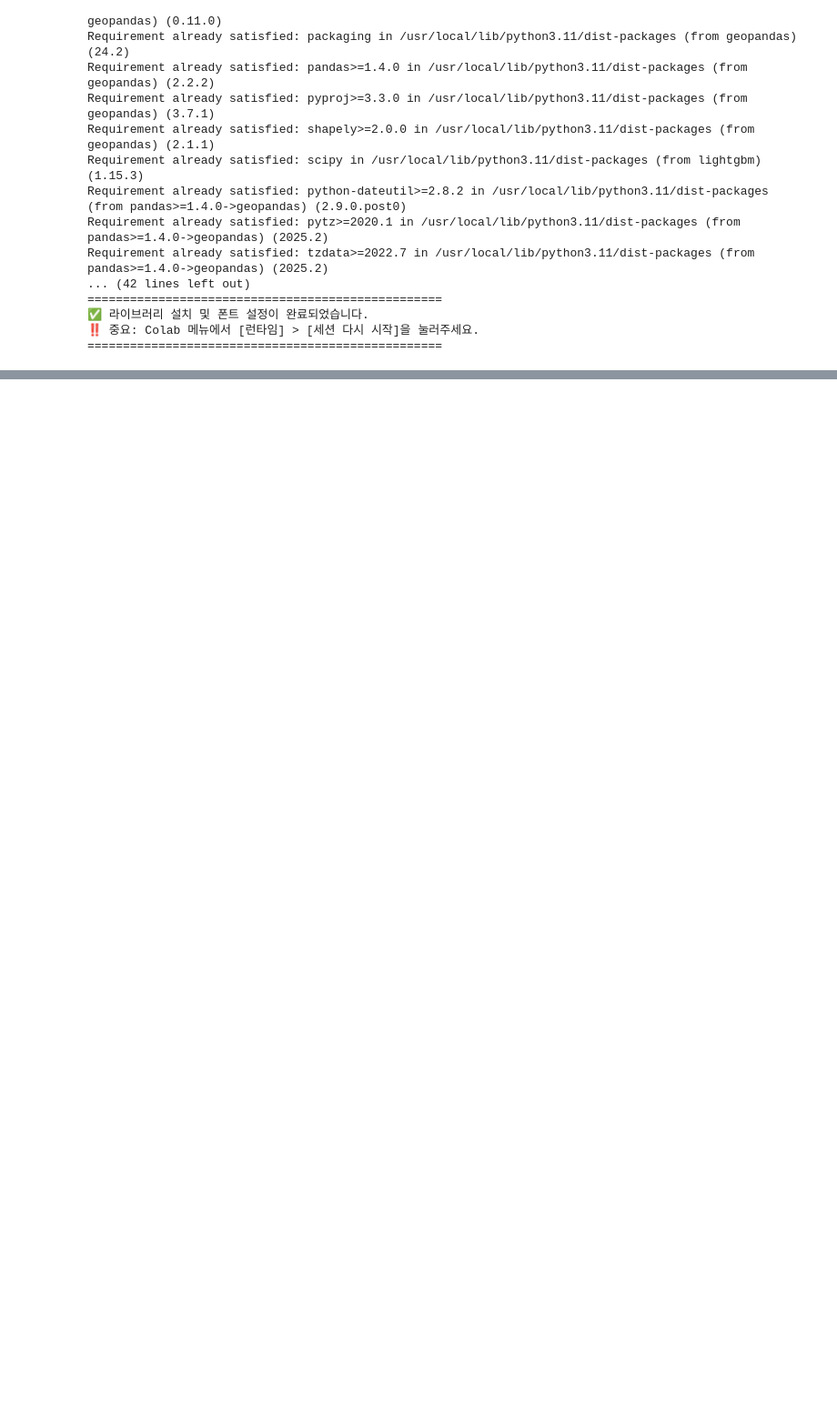
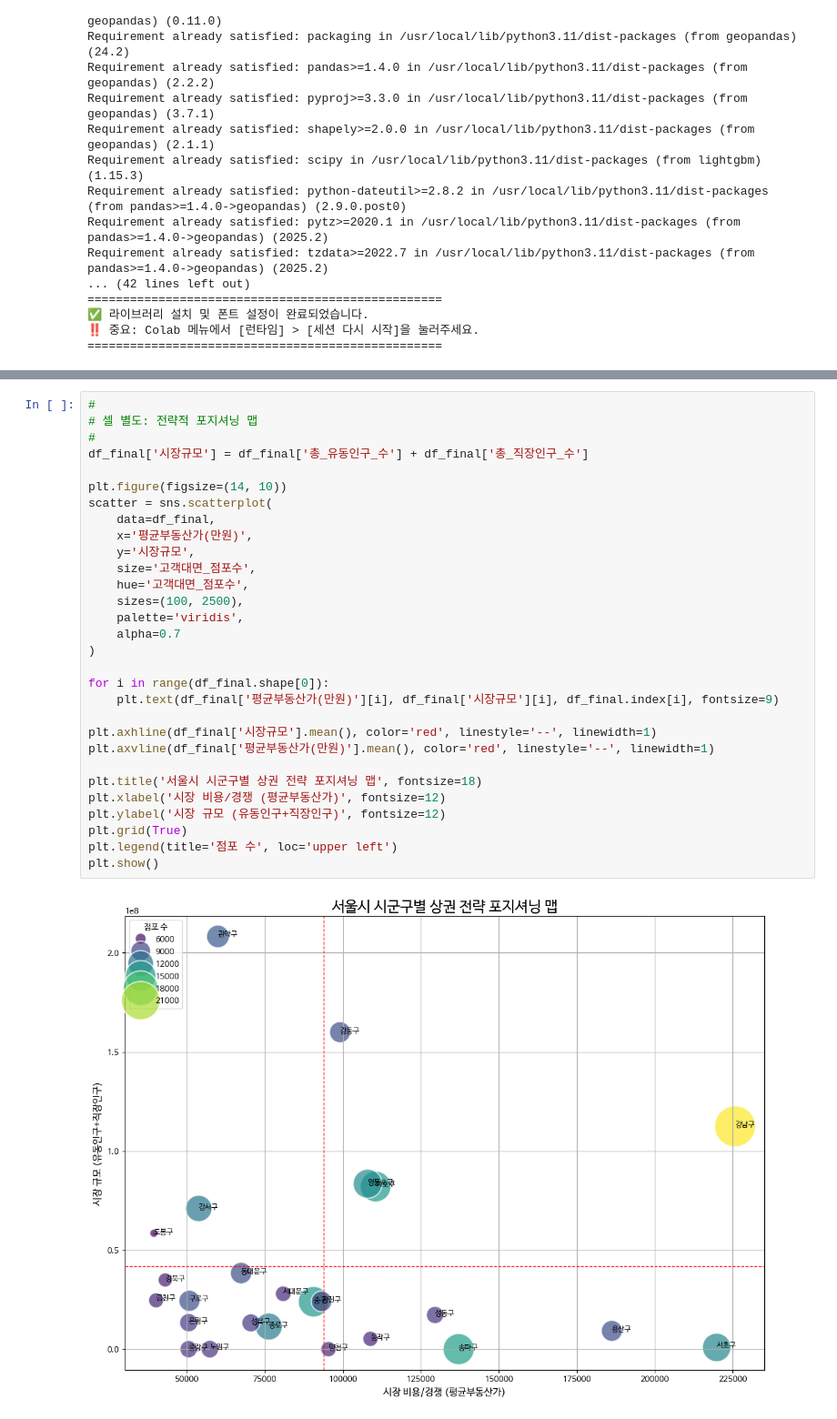
Before and after one commit to Sjoneon/Bigdata2, a Jupyter notebook: LastRealBigData.ipynb, the cells around one changed output, grey strips where cells are left out. Shown at 91% size. Saved outputs shown, nothing was run; the diff lists cells and outputs as text; blank space fills up the shorter version.

```diff
--- a/LastRealBigData.ipynb
+++ b/LastRealBigData.ipynb
@@ -317,3 +300,35 @@ print("이를 통해 실제 점포 수가 잠재력보다 낮은 '성장 잠재
 [종합 제언]
 이번 분석을 통해, 단순히 인구뿐만 아니라 대중교통, 직장인구 등 다양한 변수를 고려했을 때 각 지역의 상업적 잠재력(적정 점포수)을 더 정확하게 예측할 수 있었습니다.
 이를 통해 실제 점포 수가 잠재력보다 낮은 '성장 잠재력 지역'을 구체적으로 발굴할 수 있으며, 이는 신규 창업 시 중요한 의사결정 근거가 될 수 있습니다.
+# %%
+#
+# 셀 별도: 전략적 포지셔닝 맵
+#
+df_final['시장규모'] = df_final['총_유동인구_수'] + df_final['총_직장인구_수']
+
+plt.figure(figsize=(14, 10))
+scatter = sns.scatterplot(
+    data=df_final,
+    x='평균부동산가(만원)',
+    y='시장규모',
+    size='고객대면_점포수',
+    hue='고객대면_점포수',
+    sizes=(100, 2500),
+    palette='viridis',
+    alpha=0.7
+)
+
+for i in range(df_final.shape[0]):
+    plt.text(df_final['평균부동산가(만원)'][i], df_final['시장규모'][i], df_final.index[i], fontsize=9)
+
+plt.axhline(df_final['시장규모'].mean(), color='red', linestyle='--', linewidth=1)
+plt.axvline(df_final['평균부동산가(만원)'].mean(), color='red', linestyle='--', linewidth=1)
+
+plt.title('서울시 시군구별 상권 전략 포지셔닝 맵', fontsize=18)
+plt.xlabel('시장 비용/경쟁 (평균부동산가)', fontsize=12)
+plt.ylabel('시장 규모 (유동인구+직장인구)', fontsize=12)
+plt.grid(True)
+plt.legend(title='점포 수', loc='upper left')
+plt.show()
+# %% [output]
+[figure, added]
```
Also changed, not shown: parts of 6 cells of this notebook.
